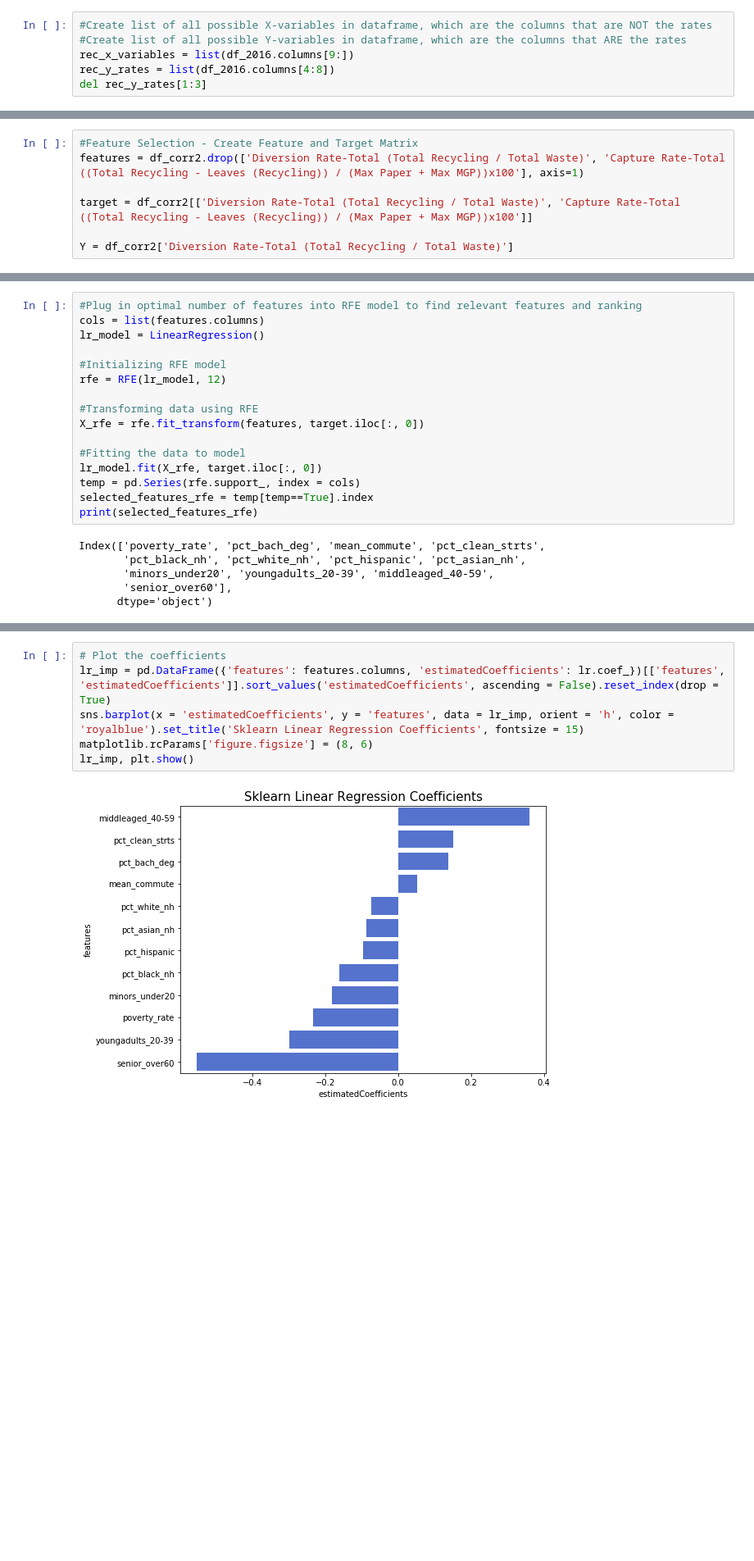
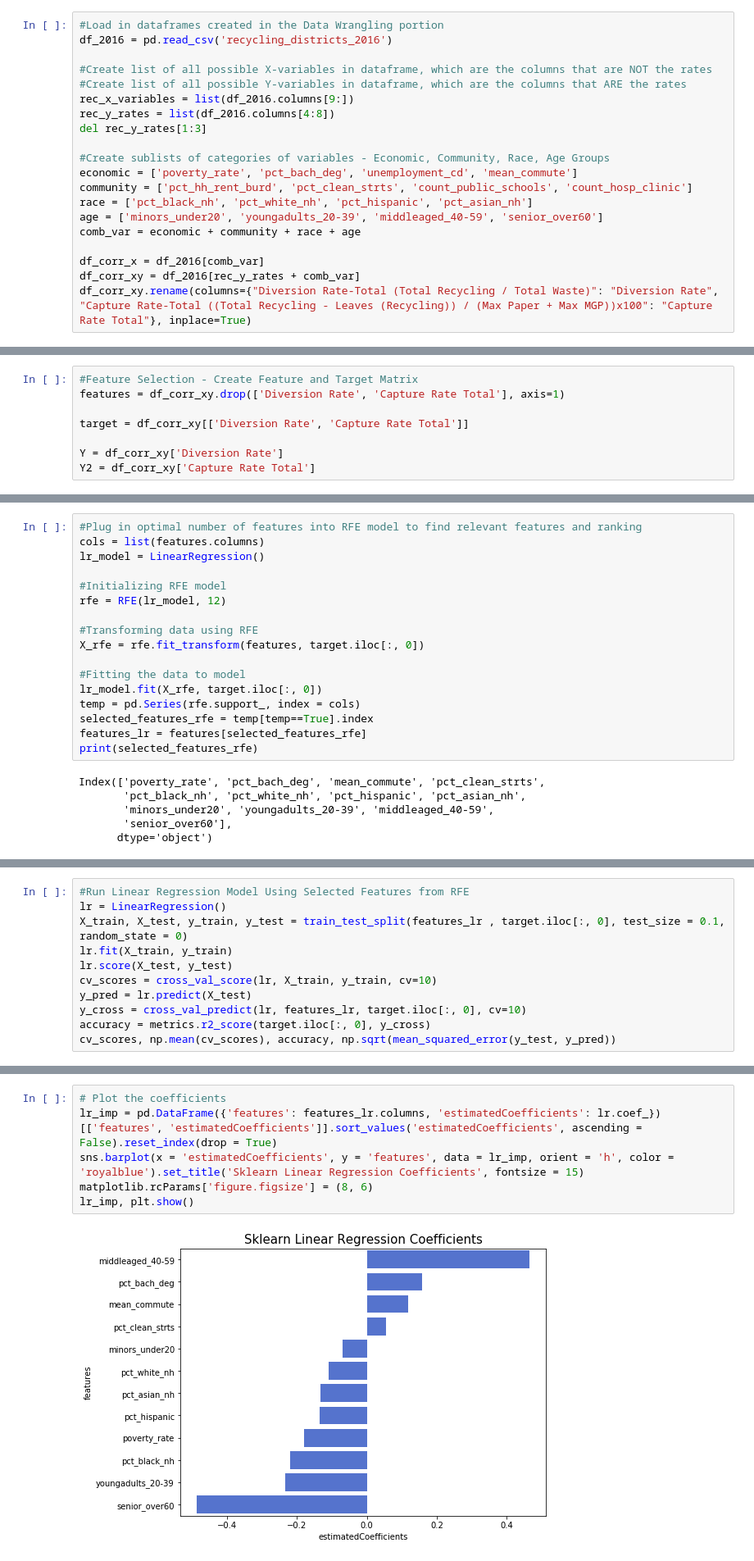
Before and after one commit to vsraja3/Springboard-Capstone-1, a Jupyter notebook: Capstone 1 - NYC Recycling - ML Report.ipynb, the cells around one changed output, grey strips where cells are left out. Shown at 82% size. Drawn from its saved outputs; the diff is of its cells as text; blank space fills up the shorter version.

```diff
--- a/Capstone 1 - NYC Recycling - ML Report.ipynb
+++ b/Capstone 1 - NYC Recycling - ML Report.ipynb
@@ -20,6 +22,20 @@ df_month = pd.read_csv('recycling_districts_monthly')
 # %%
+#Load in dataframes created in the Data Wrangling portion
+df_2016 = pd.read_csv('recycling_districts_2016')
+
 #Create list of all possible X-variables in dataframe, which are the columns that are NOT the rates
 #Create list of all possible Y-variables in dataframe, which are the columns that ARE the rates
 rec_x_variables = list(df_2016.columns[9:])
 rec_y_rates = list(df_2016.columns[4:8])
 del rec_y_rates[1:3]
+
+#Create sublists of categories of variables - Economic, Community, Race, Age Groups
+economic = ['poverty_rate', 'pct_bach_deg', 'unemployment_cd', 'mean_commute']
+community = ['pct_hh_rent_burd', 'pct_clean_strts', 'count_public_schools', 'count_hosp_clinic']
+race = ['pct_black_nh', 'pct_white_nh', 'pct_hispanic', 'pct_asian_nh']
+age = ['minors_under20', 'youngadults_20-39', 'middleaged_40-59', 'senior_over60']
+comb_var = economic + community + race + age
+
+df_corr_x = df_2016[comb_var]
+df_corr_xy = df_2016[rec_y_rates + comb_var]
+df_corr_xy.rename(columns={"Diversion Rate-Total (Total Recycling / Total Waste)": "Diversion Rate", "Capture Rate-Total ((Total Recycling - Leaves (Recycling)) / (Max Paper + Max MGP))x100": "Capture Rate Total"}, inplace=True)
@@ -59,7 +51,8 @@ plt.show()
 # %%
 #Feature Selection - Create Feature and Target Matrix
-features = df_corr2.drop(['Diversion Rate-Total (Total Recycling / Total Waste)', 'Capture Rate-Total ((Total Recycling - Leaves (Recycling)) / (Max Paper + Max MGP))x100'], axis=1)
+features = df_corr_xy.drop(['Diversion Rate', 'Capture Rate Total'], axis=1)
 
-target = df_corr2[['Diversion Rate-Total (Total Recycling / Total Waste)', 'Capture Rate-Total ((Total Recycling - Leaves (Recycling)) / (Max Paper + Max MGP))x100']]
+target = df_corr_xy[['Diversion Rate', 'Capture Rate Total']]
 
-Y = df_corr2['Diversion Rate-Total (Total Recycling / Total Waste)']
+Y = df_corr_xy['Diversion Rate']
+Y2 = df_corr_xy['Capture Rate Total']
@@ -105,6 +106,7 @@ X_rfe = rfe.fit_transform(features, target.iloc[:, 0])
 lr_model.fit(X_rfe, target.iloc[:, 0])
 temp = pd.Series(rfe.support_, index = cols)
 selected_features_rfe = temp[temp==True].index
+features_lr = features[selected_features_rfe]
 print(selected_features_rfe)
 # %% [output]
 Index(['poverty_rate', 'pct_bach_deg', 'mean_commute', 'pct_clean_strts',
@@ -116,0 +121,11 @@ features = features[selected_features_rfe]
+# %%
+#Run Linear Regression Model Using Selected Features from RFE
+lr = LinearRegression()
+X_train, X_test, y_train, y_test = train_test_split(features_lr , target.iloc[:, 0], test_size = 0.1, random_state = 0)
+lr.fit(X_train, y_train)
+lr.score(X_test, y_test)
+cv_scores = cross_val_score(lr, X_train, y_train, cv=10)
+y_pred = lr.predict(X_test)
+y_cross = cross_val_predict(lr, features_lr, target.iloc[:, 0], cv=10)
+accuracy = metrics.r2_score(target.iloc[:, 0], y_cross)
+cv_scores, np.mean(cv_scores), accuracy, np.sqrt(mean_squared_error(y_test, y_pred))
@@ -154,9 +172,9 @@ y_pred, cv_scores, np.mean(cv_scores)
 # %%
 # Plot the coefficients
-lr_imp = pd.DataFrame({'features': features.columns, 'estimatedCoefficients': lr.coef_})[['features', 'estimatedCoefficients']].sort_values('estimatedCoefficients', ascending = False).reset_index(drop = True)
+lr_imp = pd.DataFrame({'features': features_lr.columns, 'estimatedCoefficients': lr.coef_})[['features', 'estimatedCoefficients']].sort_values('estimatedCoefficients', ascending = False).reset_index(drop = True)
 sns.barplot(x = 'estimatedCoefficients', y = 'features', data = lr_imp, orient = 'h', color = 'royalblue').set_title('Sklearn Linear Regression Coefficients', fontsize = 15)
 matplotlib.rcParams['figure.figsize'] = (8, 6)
 lr_imp, plt.show()
 # %% [output]
-[figure, old version]
+[figure, new version]
 (             features  estimatedCoefficients
```
Also changed, not shown: parts of 38 cells of this notebook.
